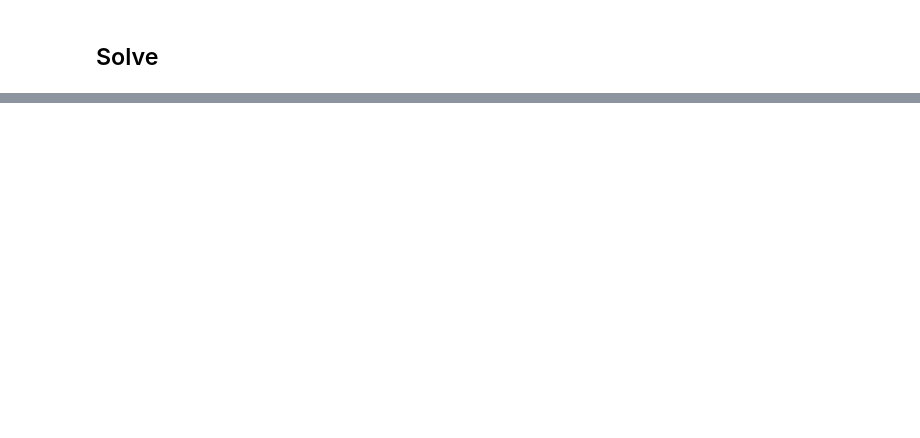
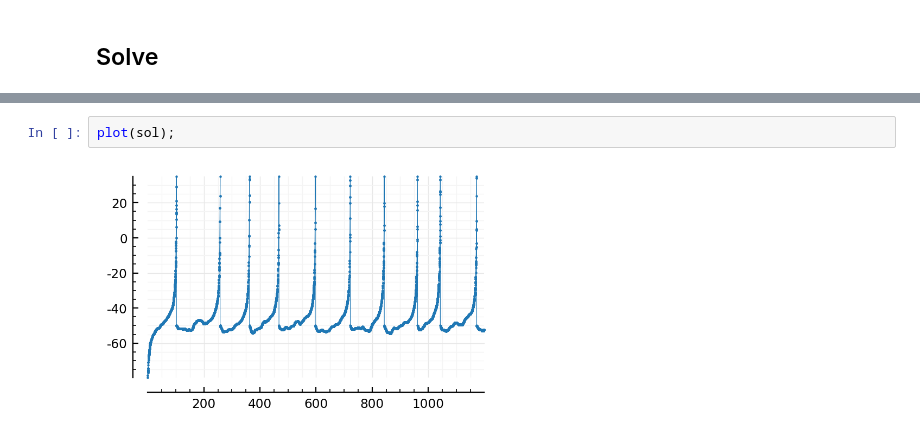
Before and after one commit to tfiers/phd, a Jupyter notebook: nb/2022-02-07__big_N_to_1.ipynb, the cells around one changed output, grey strips where cells are left out. Drawn from its saved outputs; the diff is of its cells as text; blank space fills up the shorter version.

```diff
--- a/nb/2022-02-07__big_N_to_1.ipynb
+++ b/nb/2022-02-07__big_N_to_1.ipynb
@@ -385,0 +403,4 @@ Sciplotlib.plot(sol.t[zoom]/ms, sol[1,zoom]/mV, clip_on=false);
+# %%
+plot(sol);
+# %% [output]
+[figure, added]
```
Also changed, not shown: parts of 18 cells of this notebook, 1 other file.
